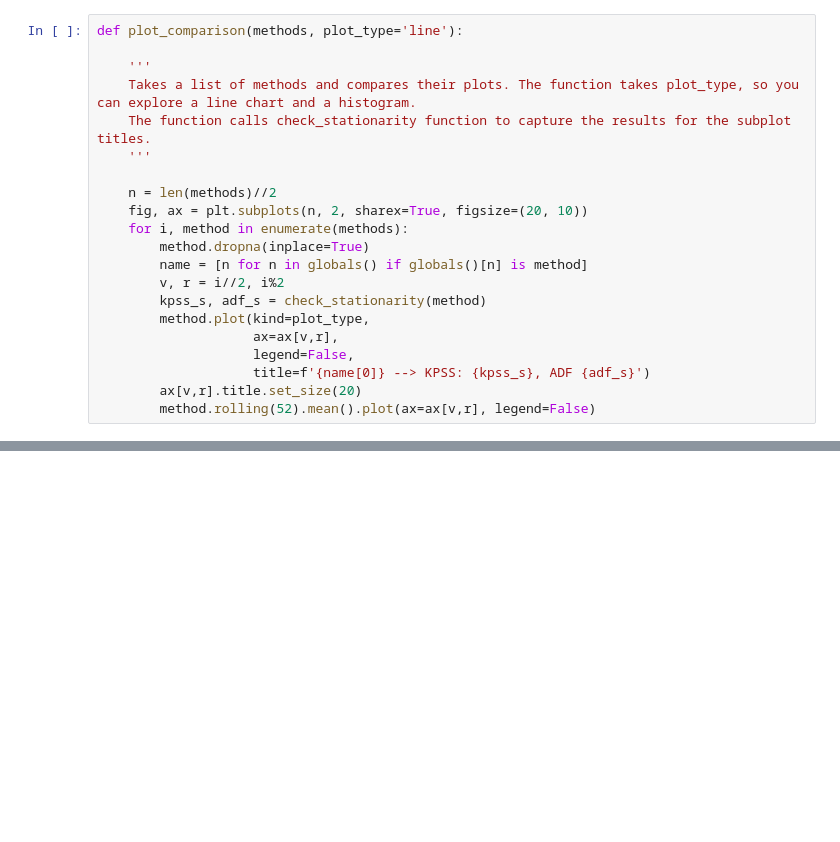
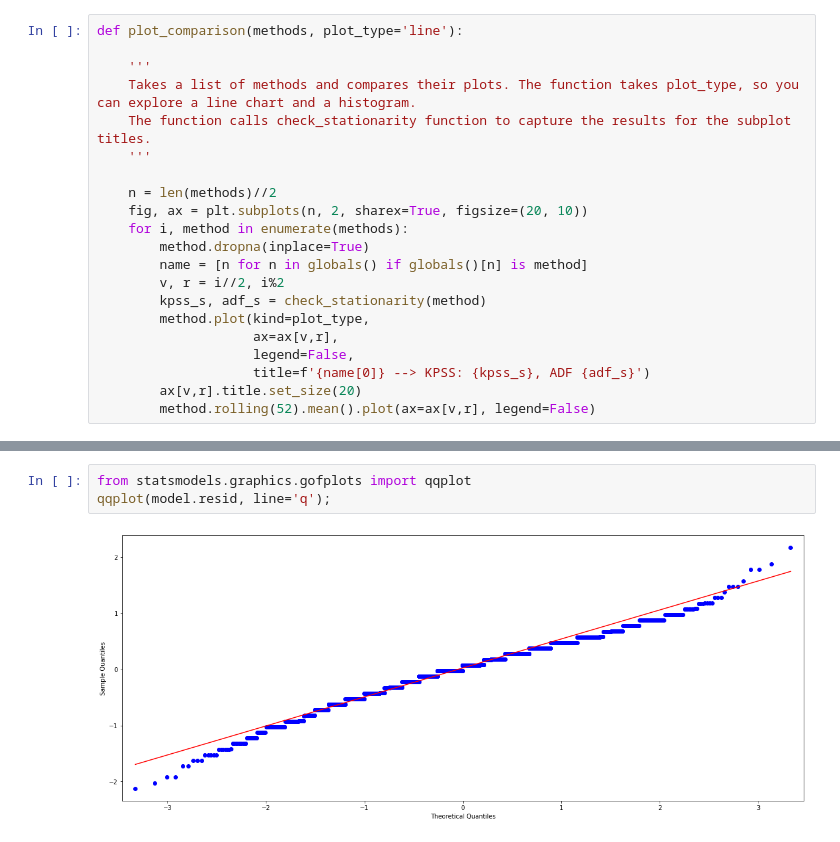
Before and after one commit to raadlak/Time-Series-Analysis-Forecasting, a Jupyter notebook: TimeSeriesAnalysis_Python.ipynb, the cells around one changed output, grey strips where cells are left out. Drawn from its saved outputs; the diff is of its cells as text; blank space fills up the shorter version.

```diff
--- a/TimeSeriesAnalysis_Python.ipynb
+++ b/TimeSeriesAnalysis_Python.ipynb
@@ -2590,0 +2796,5 @@ def plot_comparison(methods, plot_type='line'):
+# %%
+from statsmodels.graphics.gofplots import qqplot
+qqplot(model.resid, line='q');
+# %% [output]
+[figure, added]
```
Also changed, not shown: parts of 147 cells of this notebook, 45 other files.
